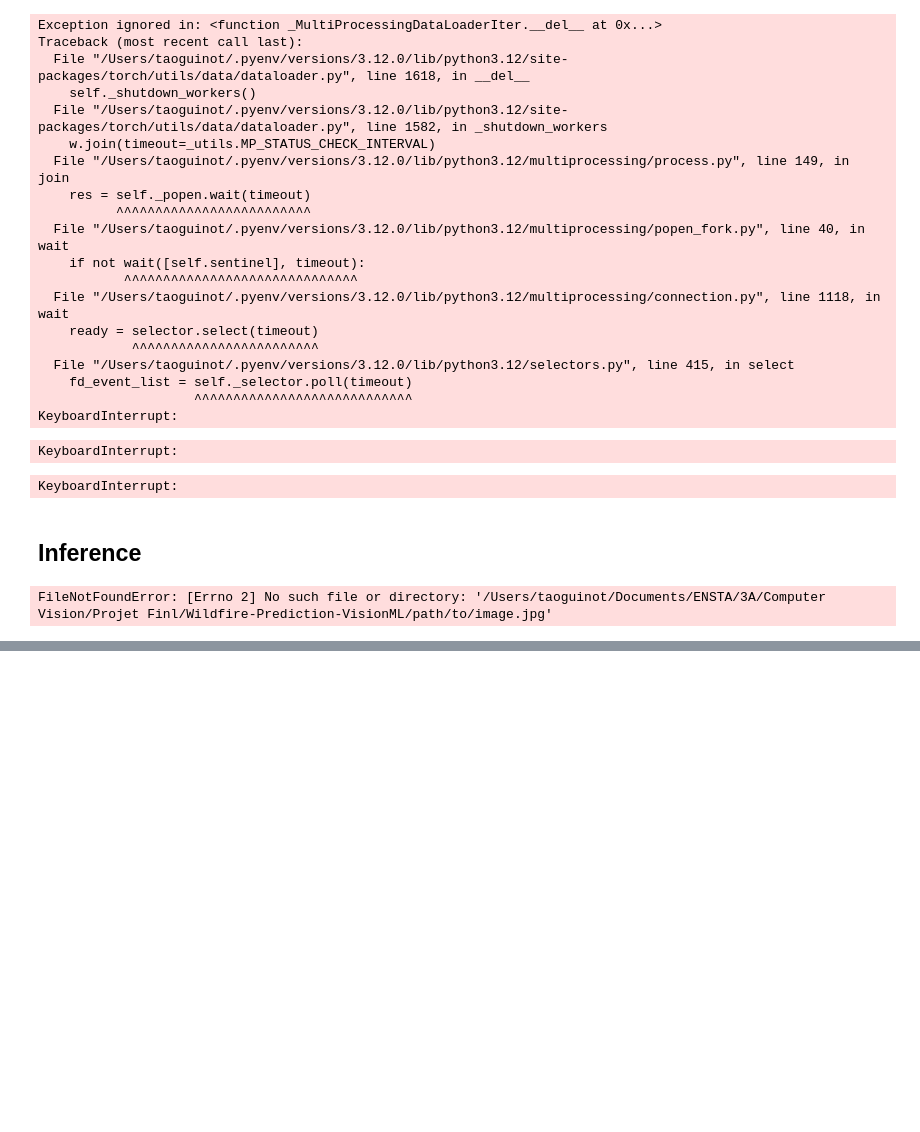
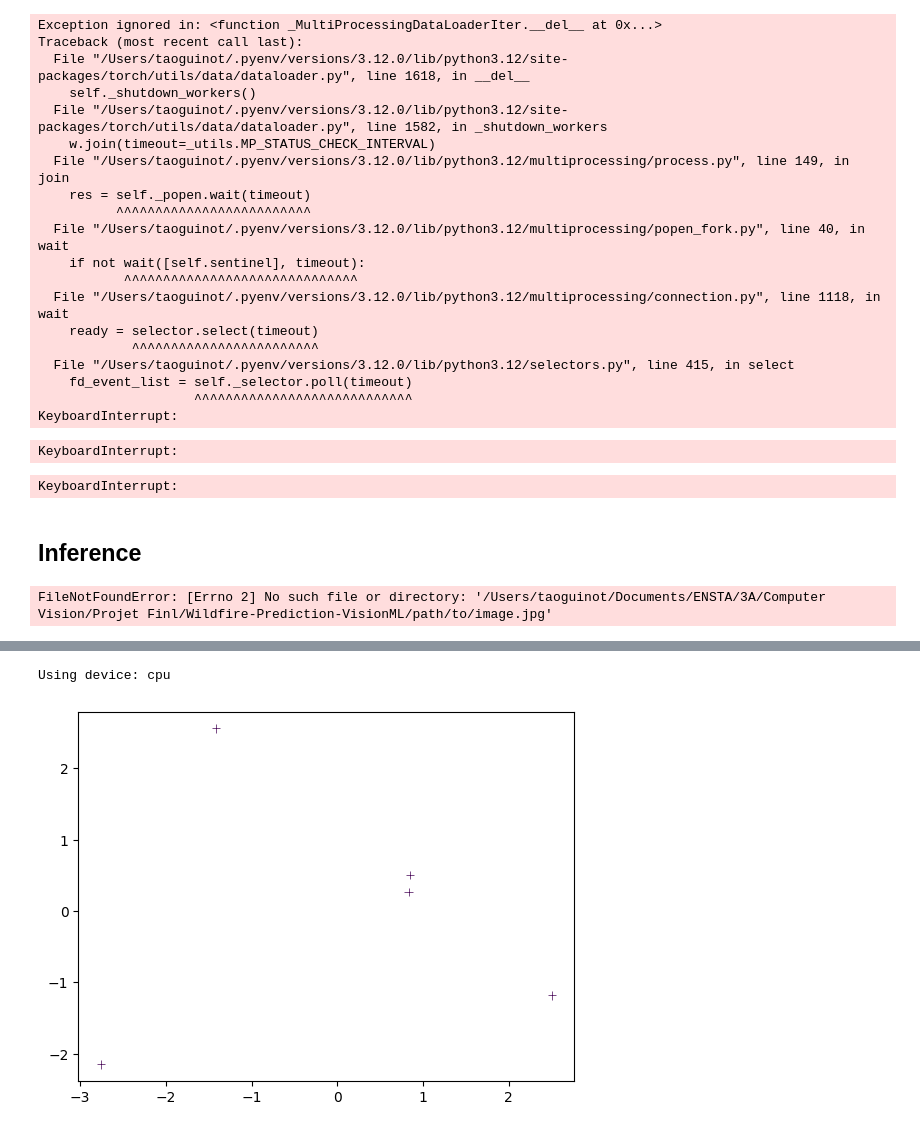
Before and after one commit to florian-morel22/Wildfire-Prediction-VisionML, a Jupyter notebook: exploration_ViT.ipynb, the cells around one changed output, grey strips where cells are left out. Drawn from its saved outputs; the diff is of its cells as text; code cells hidden in the pictures; blank space fills up the shorter version.

```diff
--- a/exploration_ViT.ipynb
+++ b/exploration_ViT.ipynb
@@ -240,0 +250,14 @@ FileNotFoundError: [Errno 2] No such file or directory: '/Users/taoguinot/Docume
+# %%
+encoder = ViTEncoder()
+
+debug = False
+train, val, test = load_data(Path("./data"), debug)
+
+dataset = WildfireDataset(val)
+# %% [output]
+Using device: cpu
+# %%
+encoded_images, labels = encoder.encode_images(dataset)
+# %%
+pca = PCA(n_components=2)
+reduced_data = pca.fit_transform(encoded_images, labels)
@@ -240,0 +268,9 @@ FileNotFoundError: [Errno 2] No such file or directory: '/Users/taoguinot/Docume
+# %%
+x = reduced_data[:, 0]
+y = reduced_data[:, 1]
+c = labels
+# %%
+plt.scatter(x, y, c=c, linewidths=0.5, marker="+")
+plt.show()
+# %% [output]
+[figure, added]
```
Also changed, not shown: parts of 3 cells of this notebook, 1 other file.
